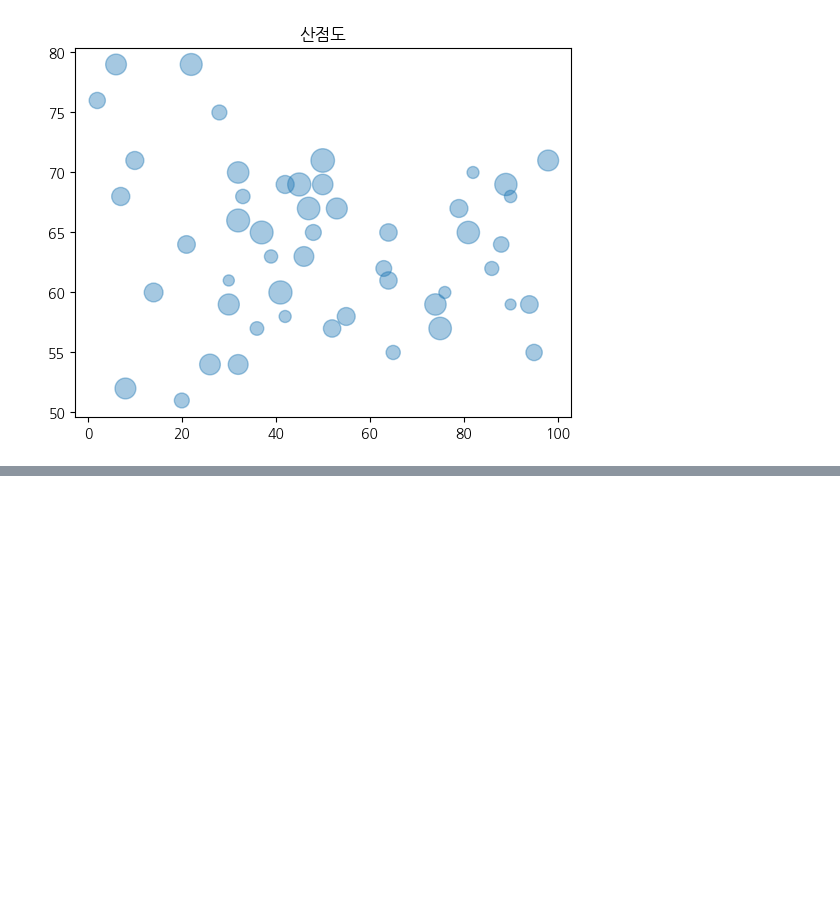
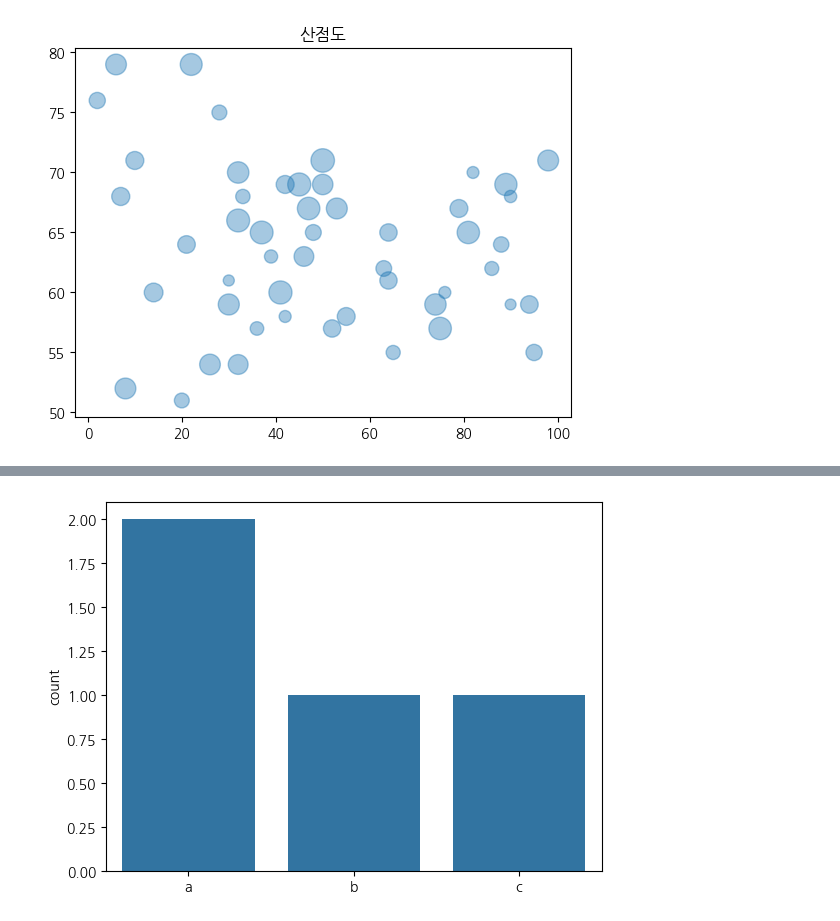
Before and after one commit to Dahyun1016/2024-1-my-BDA, a Jupyter notebook: inclass/01w_0311_mon_bigdata_basic.ipynb, the cells around one changed output, grey strips where cells are left out. Cells and saved outputs as stored; diff of their text form; code cells hidden in the pictures; blank space fills up the shorter version.

```diff
--- a/inclass/01w_0311_mon_bigdata_basic.ipynb
+++ b/inclass/01w_0311_mon_bigdata_basic.ipynb
@@ -81,0 +96,4 @@ plt.title('산점도');
+# %%
+sns.countplot(x=var);
+# %% [output]
+[figure, added]
```
Also changed, not shown: parts of 6 cells of this notebook.
